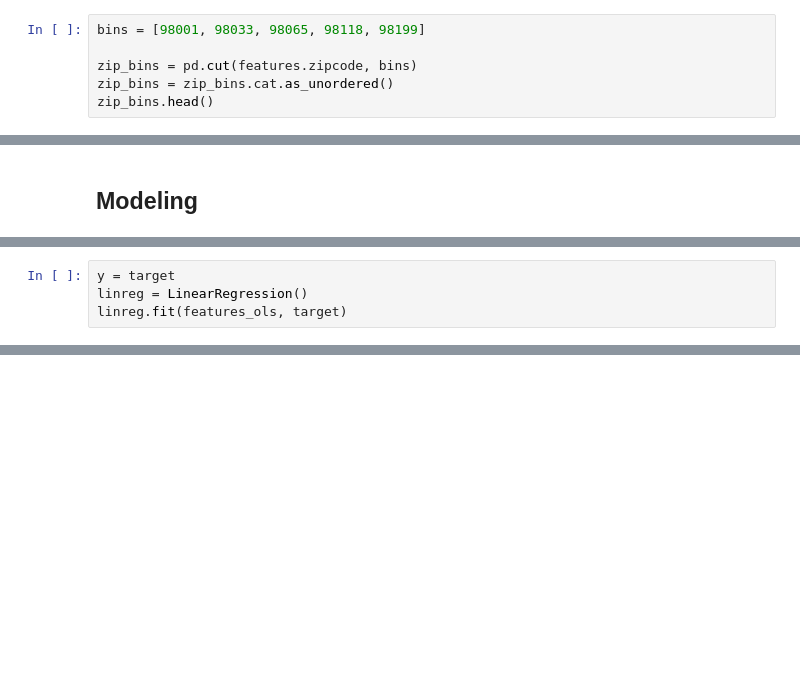
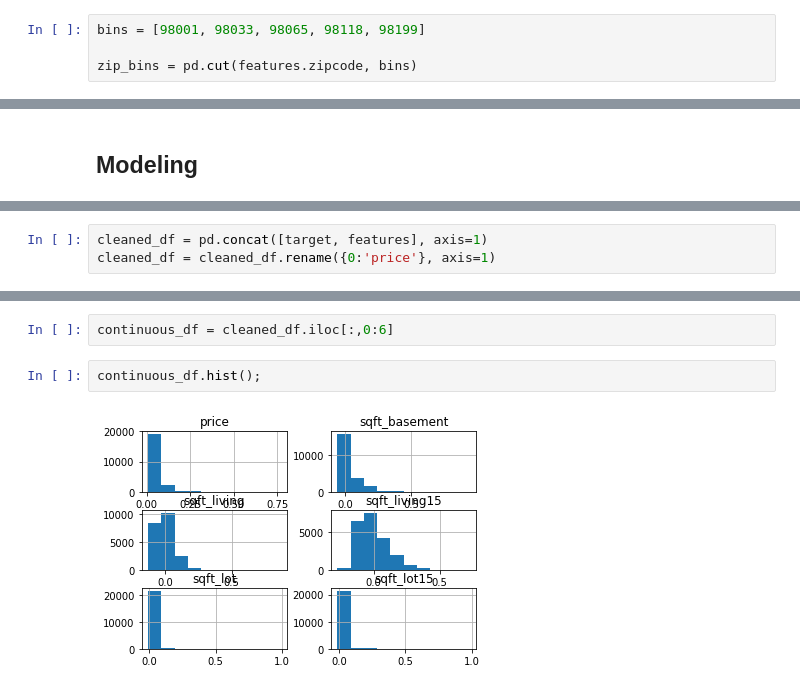
Before and after one commit to akelly66/Flatiron-School, a Jupyter notebook: Mod01/FinalProject-Mod01/dsc-1-final-project-online-ds-pt-041519/student.ipynb, the cells around one changed output, grey strips where cells are left out. Cells and saved outputs as stored; diff of their text form; blank space fills up the shorter version.

```diff
--- a/Mod01/FinalProject-Mod01/dsc-1-final-project-online-ds-pt-041519/student.ipynb
+++ b/Mod01/FinalProject-Mod01/dsc-1-final-project-online-ds-pt-041519/student.ipynb
@@ -435,5 +307,3 @@ Name: zipcode, dtype: float64
 bins = [98001, 98033, 98065, 98118, 98199]
 
 zip_bins = pd.cut(features.zipcode, bins)
-zip_bins = zip_bins.cat.as_unordered()
-zip_bins.head()
@@ -520,4 +344,0 @@ features_ols.head()
-# %%
-y = target
-linreg = LinearRegression()
-linreg.fit(features_ols, target)
@@ -531,0 +348,3 @@ array([3070884.17167054,  133444.34119538,  173738.56140138,
+# %%
+cleaned_df = pd.concat([target, features], axis=1)
+cleaned_df = cleaned_df.rename({0:'price'}, axis=1)
@@ -531,0 +377,6 @@ array([3070884.17167054,  133444.34119538,  173738.56140138,
+# %%
+continuous_df = cleaned_df.iloc[:,0:6]
+# %%
+continuous_df.hist();
+# %% [output]
+[figure, added]
```
Also changed, not shown: parts of 47 cells of this notebook.
